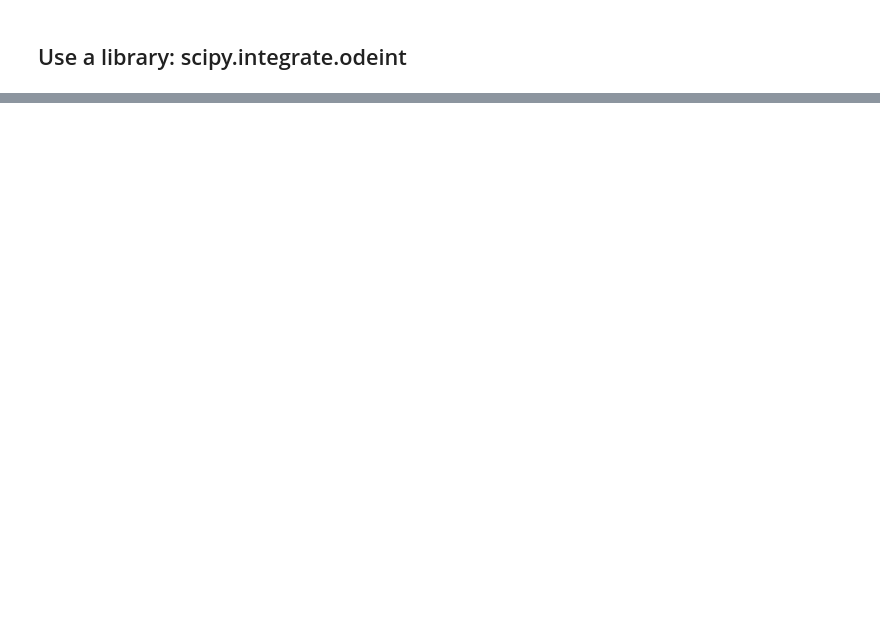
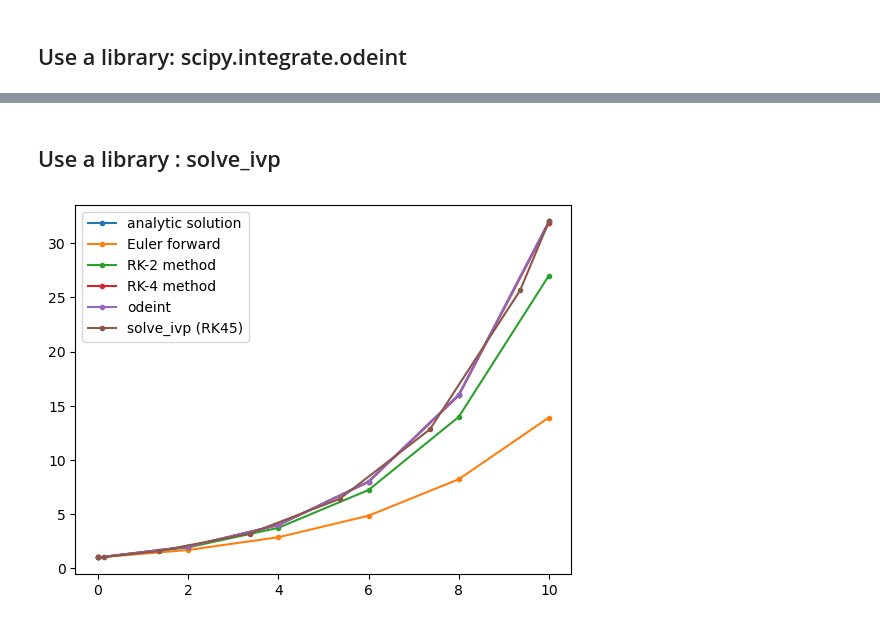
Before and after one commit to takaito1/eas6133, a Jupyter notebook: ode_solutions.ipynb, the cells around one changed output, grey strips where cells are left out. Cells and saved outputs as stored; diff of their text form; code cells hidden in the pictures; blank space fills up the shorter version.

```diff
--- a/ode_solutions.ipynb
+++ b/ode_solutions.ipynb
@@ -93,7 +104,6 @@ plt.show()
 # %% [markdown]
 ## Use a library: scipy.integrate.odeint
 # %%
-x_ode=np.empty(N)
 sol=odeint(tendency,[1],t,tfirst=True)
 x_ode = sol
 # %%
@@ -108,0 +121,18 @@ plt.show()
+# %% [markdown]
+## Use a library : solve_ivp
+# %%
+sol=solve_ivp(tendency,[0,10],[1],max_step=h,method='RK45')
+t_ivp=sol.t
+x_ivp=sol.y.flatten()
+# %%
+# compare results
+plt.plot(t,x,'.-',label='analytic solution')
+plt.plot(t,x_ef,'.-',label='Euler forward')
+plt.plot(t,x_rk2,'.-',label='RK-2 method')
+plt.plot(t,x_rk4,'.-',label='RK-4 method')
+plt.plot(t,x_ode,'.-',label='odeint')
+plt.plot(t_ivp,x_ivp,'.-',label='solve_ivp (RK45)')
+plt.legend()
+plt.show()
+# %% [output]
+[figure, added]
```
Also changed, not shown: parts of 7 cells of this notebook.
